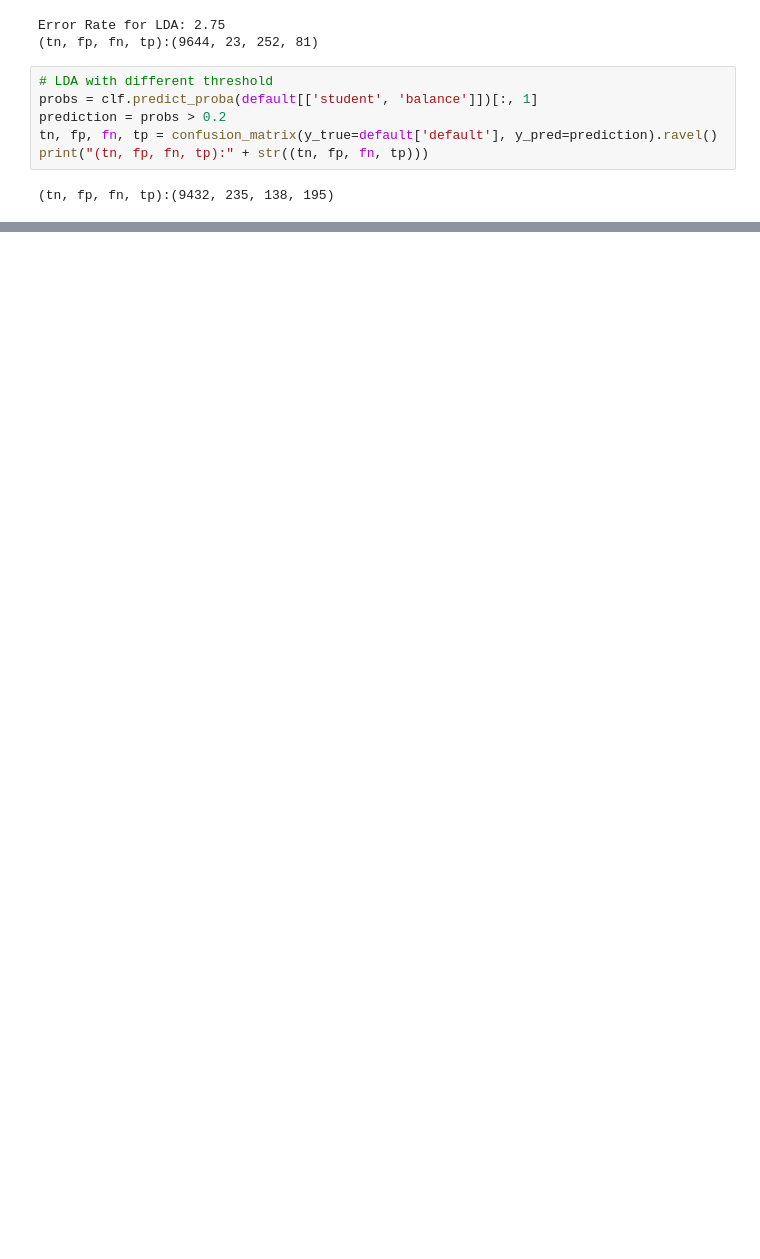
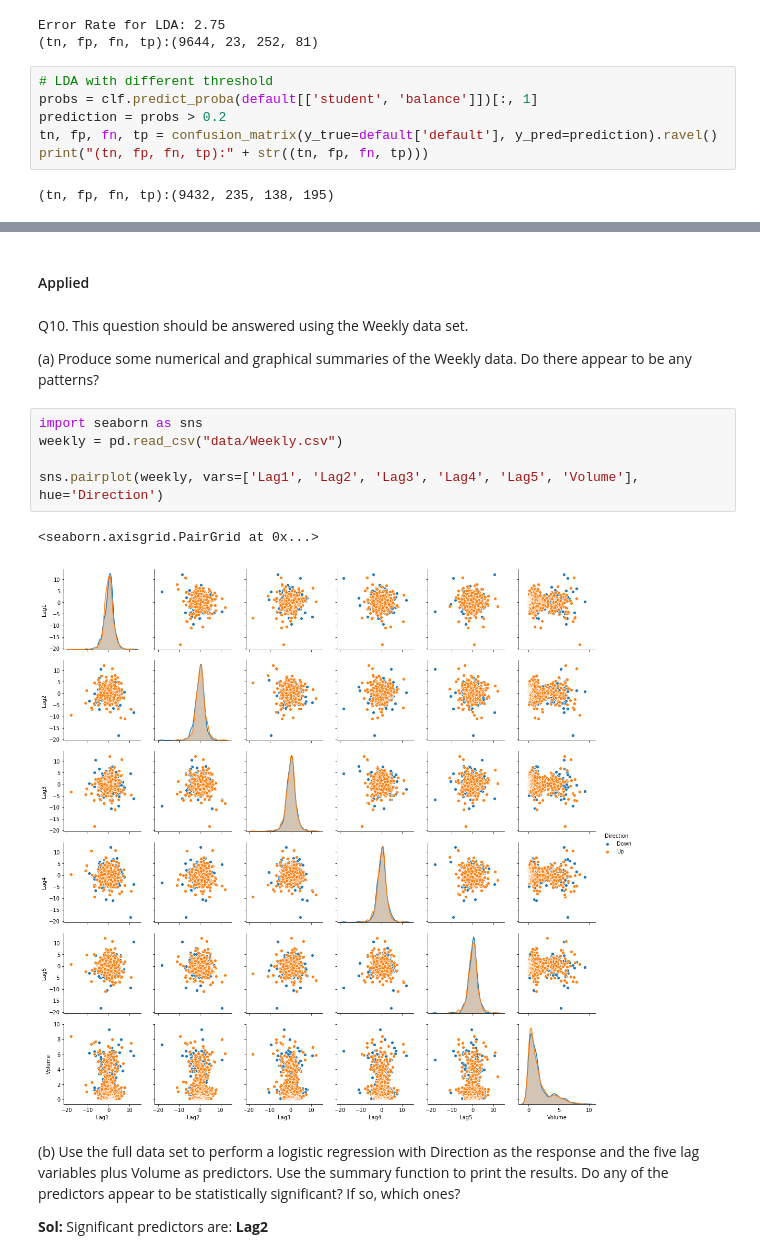
Before and after one commit to amitrajan012/Introduction-to-Statistical-Learning, a Jupyter notebook: Classification.ipynb, the cells around one changed output, grey strips where cells are left out. Drawn from its saved outputs; the diff is of its cells as text; blank space fills up the shorter version.

```diff
--- a/Classification.ipynb
+++ b/Classification.ipynb
@@ -225,0 +425,18 @@ print("(tn, fp, fn, tp):" + str((tn, fp, fn, tp)))
+# %% [markdown]
+#### Applied
+# %% [markdown]
+Q10. This question should be answered using the Weekly data set.
+
+(a) Produce some numerical and graphical summaries of the Weekly data. Do there appear to be any patterns?
+# %%
+import seaborn as sns
+weekly = pd.read_csv("data/Weekly.csv")
+
+sns.pairplot(weekly, vars=['Lag1', 'Lag2', 'Lag3', 'Lag4', 'Lag5', 'Volume'], hue='Direction')
+# %% [output]
+<seaborn.axisgrid.PairGrid at 0x...>
+[figure, added]
+# %% [markdown]
+(b) Use the full data set to perform a logistic regression with Direction as the response and the five lag variables plus Volume as predictors. Use the summary function to print the results. Do any of the predictors appear to be statistically significant? If so, which ones?
+
+<b>Sol:</b> Significant predictors are: <b>Lag2</b>
```
Also changed, not shown: parts of 56 cells of this notebook.
